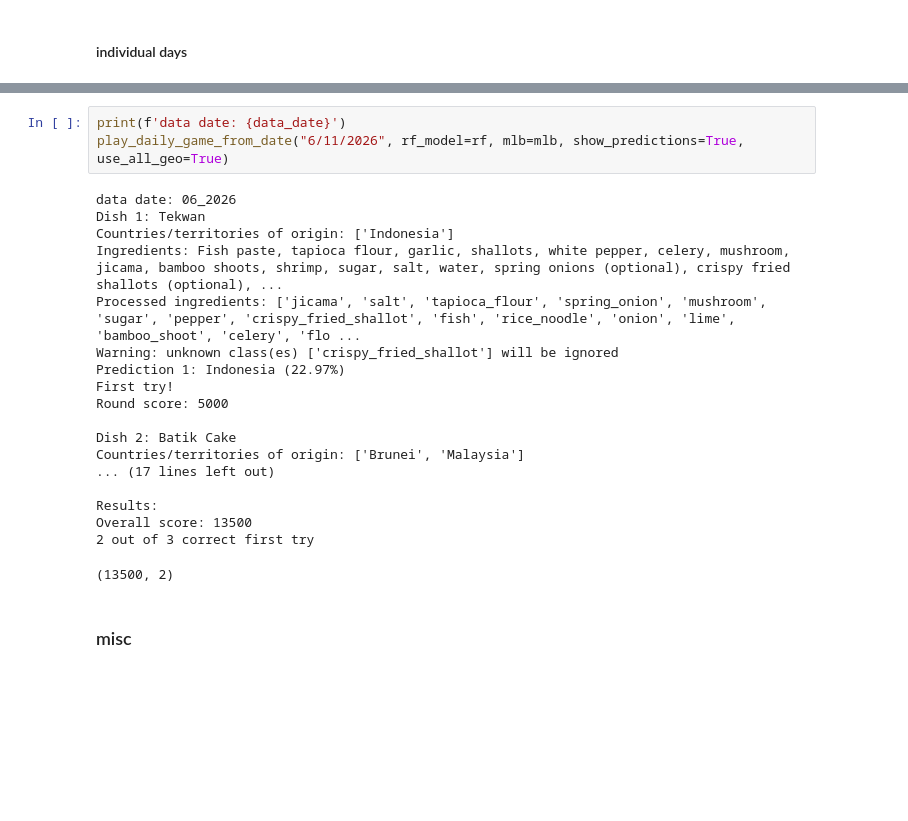
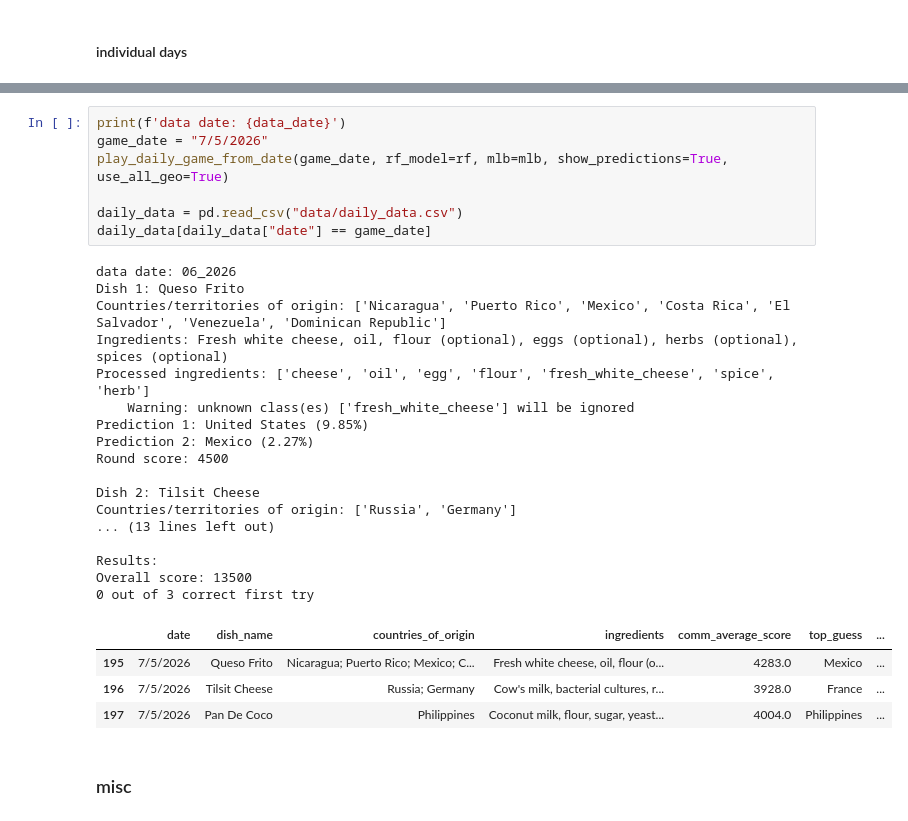
Before and after one commit to rhemmati101/foodguessr-guessr, a Jupyter notebook: guessr.ipynb, the cells around one changed output, grey strips where cells are left out. Cells and saved outputs as stored; diff of their text form; blank space fills up the shorter version.

```diff
--- a/guessr.ipynb
+++ b/guessr.ipynb
@@ -1598,25 +1581,32 @@ Overall score: 13000
 # %%
 print(f'data date: {data_date}')
-play_daily_game_from_date("6/11/2026", rf_model=rf, mlb=mlb, show_predictions=True, use_all_geo=True)
+game_date = "7/5/2026"
+play_daily_game_from_date(game_date, rf_model=rf, mlb=mlb, show_predictions=True, use_all_geo=True)
+
+daily_data = pd.read_csv("data/daily_data.csv")
+daily_data[daily_data["date"] == game_date]
 # %% [output]
 data date: 06_2026
-Dish 1: Tekwan
-Countries/territories of origin: ['Indonesia']
-Ingredients: Fish paste, tapioca flour, garlic, shallots, white pepper, celery, mushroom, jicama, bamboo shoots, shrimp, sugar, salt, water, spring onions (optional), crispy fried shallots (optional), ...
-Processed ingredients: ['jicama', 'salt', 'tapioca_flour', 'spring_onion', 'mushroom', 'sugar', 'pepper', 'crispy_fried_shallot', 'fish', 'rice_noodle', 'onion', 'lime', 'bamboo_shoot', 'celery', 'flo ...
-Warning: unknown class(es) ['crispy_fried_shallot'] will be ignored
-Prediction 1: Indonesia (22.97%)
-First try!
-Round score: 5000
+Dish 1: Queso Frito
+Countries/territories of origin: ['Nicaragua', 'Puerto Rico', 'Mexico', 'Costa Rica', 'El Salvador', 'Venezuela', 'Dominican Republic']
+Ingredients: Fresh white cheese, oil, flour (optional), eggs (optional), herbs (optional), spices (optional)
+Processed ingredients: ['cheese', 'oil', 'egg', 'flour', 'fresh_white_cheese', 'spice', 'herb']
+    Warning: unknown class(es) ['fresh_white_cheese'] will be ignored
+Prediction 1: United States (9.85%)
+Prediction 2: Mexico (2.27%)
+Round score: 4500
 
-Dish 2: Batik Cake
-Countries/territories of origin: ['Brunei', 'Malaysia']
-... (17 lines left out)
+Dish 2: Tilsit Cheese
+Countries/territories of origin: ['Russia', 'Germany']
+... (13 lines left out)
 
 Results:
 Overall score: 13500
-2 out of 3 correct first try
+0 out of 3 correct first try
-(13500, 2)
+|  | date | dish_name | countries_of_origin | ingredients | comm_average_score | top_guess | ... |
+| 195 | 7/5/2026 | Queso Frito | Nicaragua; Puerto Rico; Mexico; C... | Fresh white cheese, oil, flour (o... | 4283.0 | Mexico | ... |
+| 196 | 7/5/2026 | Tilsit Cheese | Russia; Germany | Cow's milk, bacterial cultures, r... | 3928.0 | France | ... |
+| 197 | 7/5/2026 | Pan De Coco | Philippines | Coconut milk, flour, sugar, yeast... | 4004.0 | Philippines | ... |
 # %% [markdown]
 ### misc
 # %%
```
Also changed, not shown: parts of 7 cells of this notebook, 2 other files.
